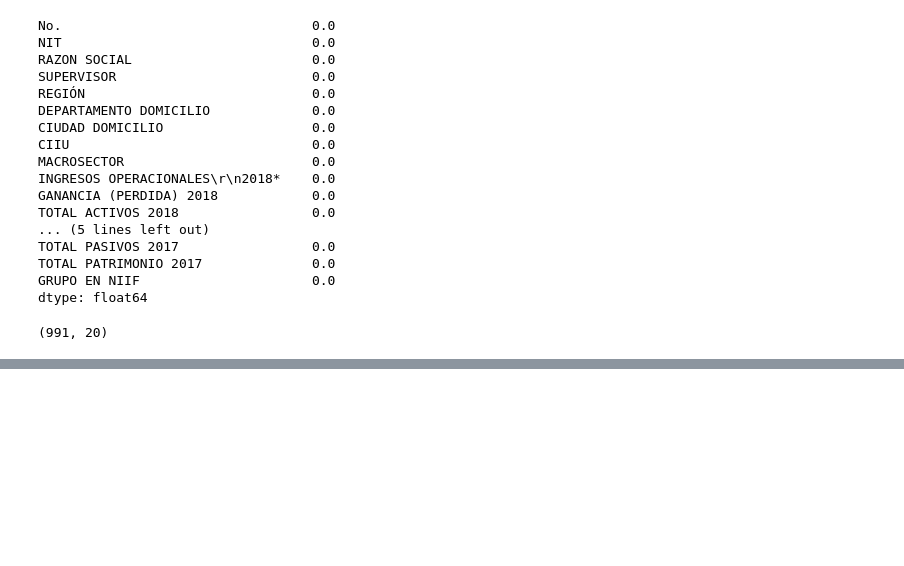
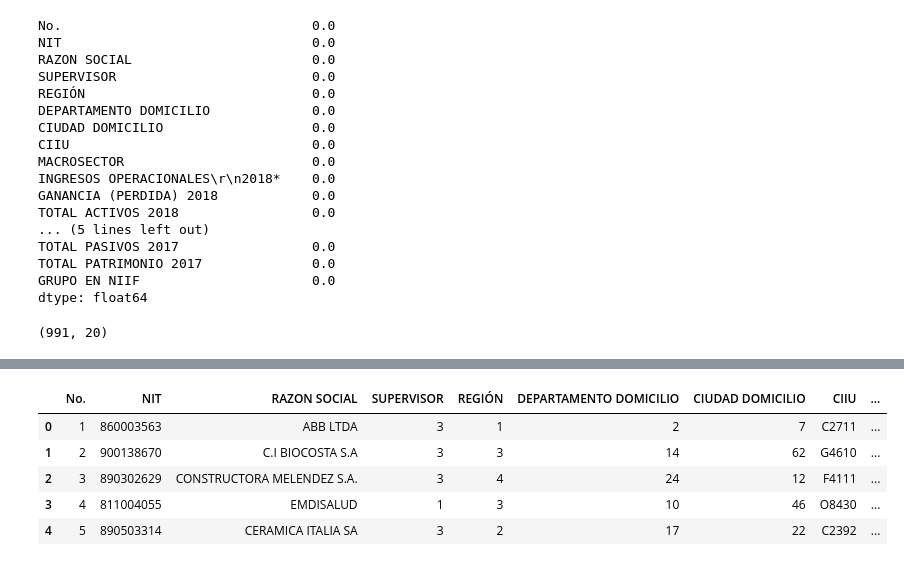
Before and after one commit to Gatos-de-negocios-BI/Laboratorio_2, a Jupyter notebook: entendimiento-preparacion.ipynb, the cells around one changed output, grey strips where cells are left out. Cells and saved outputs as stored; diff of their text form; code cells hidden in the pictures; blank space fills up the shorter version.

```diff
--- a/entendimiento-preparacion.ipynb
+++ b/entendimiento-preparacion.ipynb
@@ -401,0 +424,24 @@ data.shape
+# %%
+le = LE()
+le.fit(data['SUPERVISOR'])
+data['SUPERVISOR'] = le.transform(data['SUPERVISOR'])
+
+le = LE()
+le.fit(data['REGIÓN'])
+data['REGIÓN'] = le.transform(data['REGIÓN'])
+
+le = LE()
+le.fit(data['CIUDAD DOMICILIO'])
+data['CIUDAD DOMICILIO'] = le.transform(data['CIUDAD DOMICILIO'])
+
+le = LE()
+le.fit(data['DEPARTAMENTO DOMICILIO'])
+data['DEPARTAMENTO DOMICILIO'] = le.transform(data['DEPARTAMENTO DOMICILIO'])
+
+le = LE()
+le.fit(data['MACROSECTOR'])
+data['MACROSECTOR'] = le.transform(data['MACROSECTOR'])
+
+le = LE()
+le.fit(data['GRUPO EN NIIF'])
+data['GRUPO EN NIIF'] = le.transform(data['GRUPO EN NIIF'])
@@ -401,0 +450,11 @@ data.shape
+# %%
+data.loc[data['CIIU'].str.contains('-'), 'CIIU'] = data['CIIU'].str.split('-', n=1, expand=True)[0].str.strip()
+# %%
+data.head()
+# %% [output]
+|  | No. | NIT | RAZON SOCIAL | SUPERVISOR | REGIÓN | DEPARTAMENTO DOMICILIO | CIUDAD DOMICILIO | CIIU | ... |
+| 0 | 1 | 860003563 | ABB LTDA | 3 | 1 | 2 | 7 | C2711 | ... |
+| 1 | 2 | 900138670 | C.I BIOCOSTA S.A | 3 | 3 | 14 | 62 | G4610 | ... |
+| 2 | 3 | 890302629 | CONSTRUCTORA MELENDEZ S.A. | 3 | 4 | 24 | 12 | F4111 | ... |
+| 3 | 4 | 811004055 | EMDISALUD | 1 | 3 | 10 | 46 | O8430 | ... |
+| 4 | 5 | 890503314 | CERAMICA ITALIA SA | 3 | 2 | 17 | 22 | C2392 | ... |
```
Also changed, not shown: parts of 9 cells of this notebook, 1 other file.
